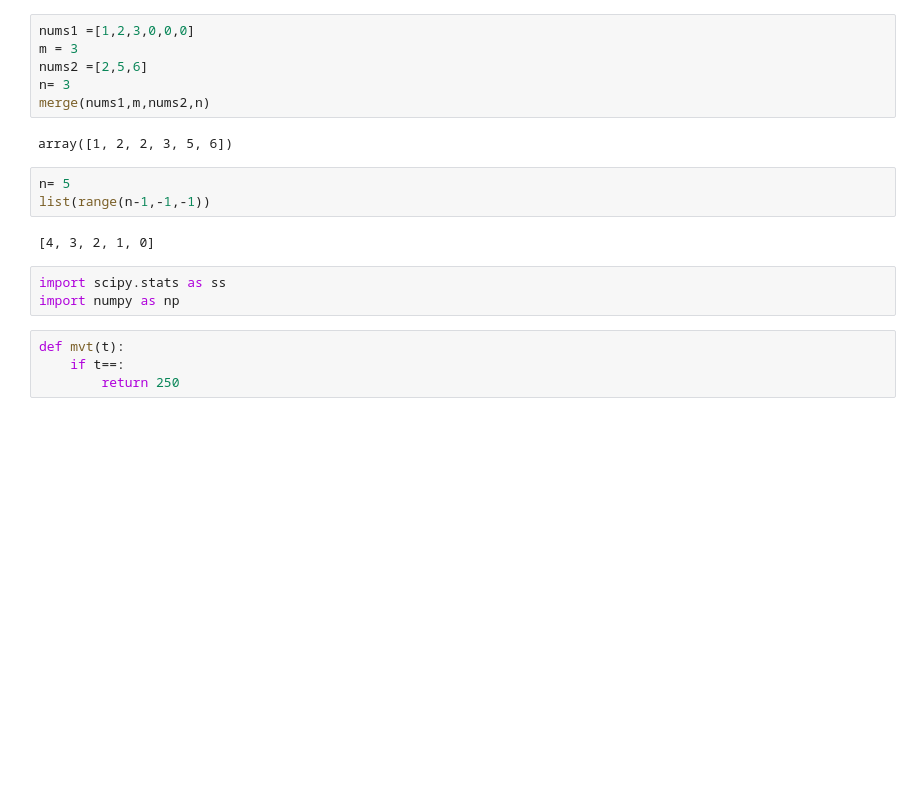
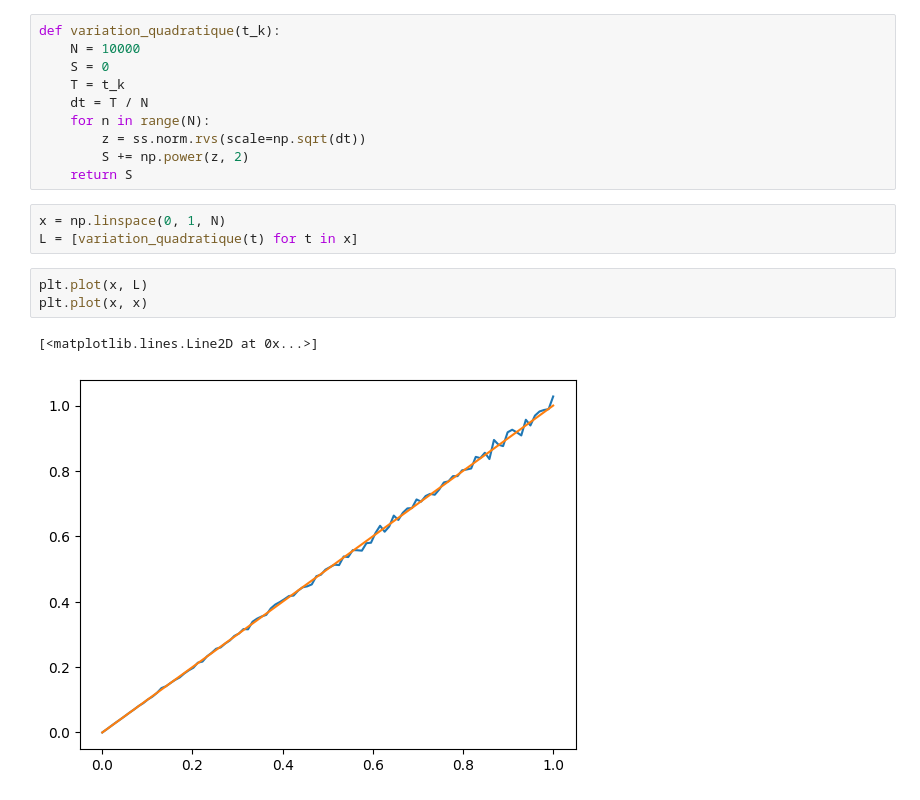
Before and after one commit to dahhou147/Copula, a Jupyter notebook: testing_model.ipynb, the cells around one changed output. Drawn from its saved outputs; the diff is of its cells as text; blank space fills up the shorter version.

```diff
--- a/testing_model.ipynb
+++ b/testing_model.ipynb
@@ -41,20 +33,19 @@ def merge(nums1, m, nums2, n):
-# %%
-nums1 =[1,2,3,0,0,0]
-m = 3
-nums2 =[2,5,6]
-n= 3
-merge(nums1,m,nums2,n)
-# %% [output]
-array([1, 2, 2, 3, 5, 6])
-# %%
-n= 5
-list(range(n-1,-1,-1))
-# %% [output]
-[4, 3, 2, 1, 0]
-# %%
-import scipy.stats as ss
-import numpy as np
-# %%
-def mvt(t):
-    if t==:
-        return 250
+# %%
+def variation_quadratique(t_k):
+    N = 10000
+    S = 0
+    T = t_k
+    dt = T / N
+    for n in range(N):
+        z = ss.norm.rvs(scale=np.sqrt(dt))
+        S += np.power(z, 2)
+    return S
+# %%
+x = np.linspace(0, 1, N)
+L = [variation_quadratique(t) for t in x]
+# %%
+plt.plot(x, L)
+plt.plot(x, x)
+# %% [output]
+[<matplotlib.lines.Line2D at 0x...>]
+[figure, added]
```
Also changed, not shown: parts of 23 cells of this notebook, 1 other file.
